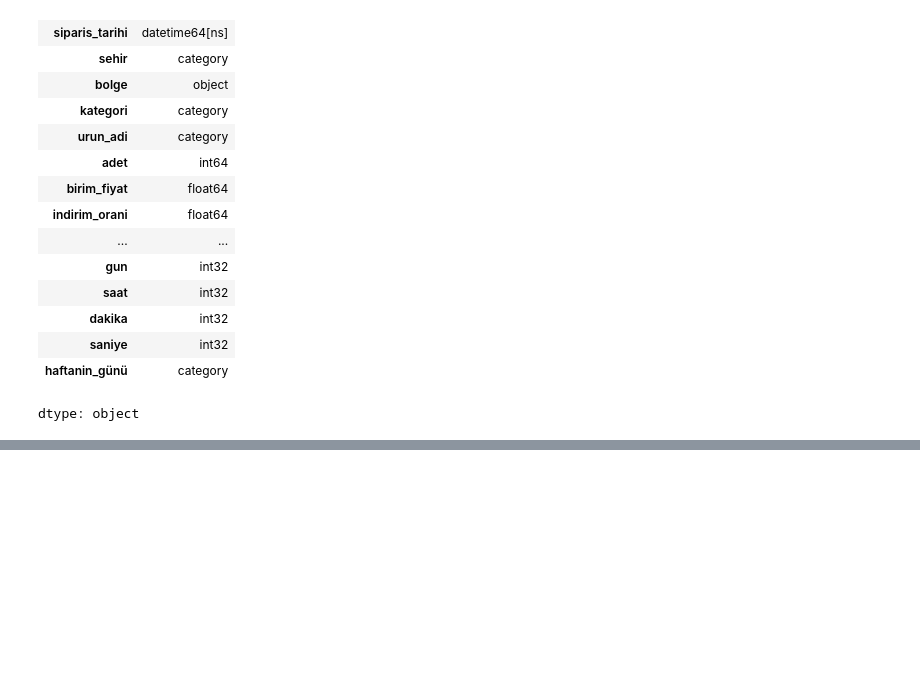
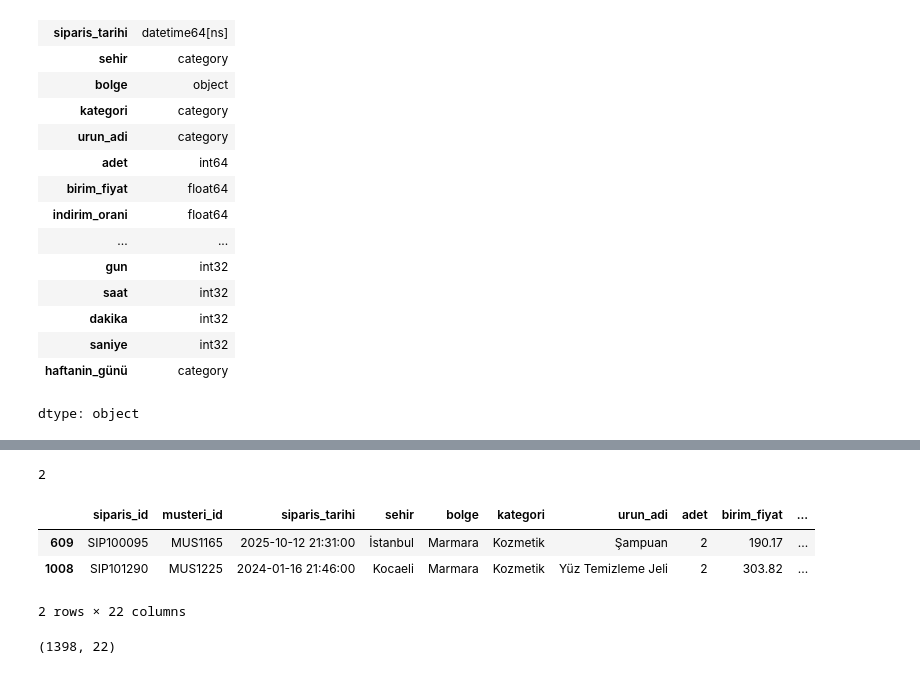
Before and after one commit to YunusEmre214/Data_Science_Colab, a Jupyter notebook: Data_Science.ipynb, the cells around one changed output, grey strips where cells are left out. Cells and saved outputs as stored; diff of their text form; code cells hidden in the pictures; blank space fills up the shorter version.

```diff
--- a/Data_Science.ipynb
+++ b/Data_Science.ipynb
@@ -519,0 +661,13 @@ df.to_csv("e_ticaret_veri_seti_data_types_changed.csv")
+# %%
+odeme_turu_duzeltme_haritasi = {
+    "kredi karti": "Kredi Kartı",
+    "kart": "Kredi Kartı",
+    "banka karti": "Banka Kartı",
+    "dijital cüzdan": "Dijital Cüzdan",
+    "kapida odeme": "Kapıda Ödeme",
+    "havale": "Havale/EFT",
+    "eft": "Havale/EFT",
+    "havale/eft": "Havale/EFT"
+}
+df["odeme_turu"]=df["odeme_turu"].replace(odeme_turu_duzeltme_haritasi)
+df["odeme_turu"].unique()
@@ -519,0 +677,4 @@ df.to_csv("e_ticaret_veri_seti_data_types_changed.csv")
+# %%
+#36.Müşteri tipi sütunundaki tutarsız verileri düzeltme
+df["musteri_tipi"]=normalize(df["musteri_tipi"])
+df["musteri_tipi"].unique()
@@ -519,0 +683,8 @@ df.to_csv("e_ticaret_veri_seti_data_types_changed.csv")
+# %%
+musteri_tipi_duzeltme_haritasi = {
+    "mevcut": "Mevcut Müşteri",
+    "yeni": "Yeni Müşteri",
+    "vip": "Vip Müşteri"
+}
+df["musteri_tipi"]=df["musteri_tipi"].replace(musteri_tipi_duzeltme_haritasi)
+df["musteri_tipi"].unique()
@@ -519,0 +702,33 @@ df.to_csv("e_ticaret_veri_seti_data_types_changed.csv")
+# %%
+#37.Mantıksal olarak hatalı kayıtları inceleyelim
+hatali_kayıtlar=df[
+    (df["adet"]<=0)|
+    (df["birim_fiyat"]<=0)|
+    (df["toplam_tutar"]<=0)|
+    (df["teslimat_gunu"]<0)|
+    (df["musteri_puani"]<0)|
+    (df["musteri_puani"]>5)
+]
+len(hatali_kayıtlar)
+# %% [output]
+2
+# %%
+hatali_kayıtlar
+# %% [output]
+|  | siparis_id | musteri_id | siparis_tarihi | sehir | bolge | kategori | urun_adi | adet | birim_fiyat | ... |
+| 609 | SIP100095 | MUS1165 | 2025-10-12 21:31:00 | İstanbul | Marmara | Kozmetik | Şampuan | 2 | 190.17 | ... |
+| 1008 | SIP101290 | MUS1225 | 2024-01-16 21:46:00 | Kocaeli | Marmara | Kozmetik | Yüz Temizleme Jeli | 2 | 303.82 | ... |
+2 rows × 22 columns
+# %%
+#38.Mantıksal hataları temizleyelim
+df=df[
+    (df["adet"]>0)&
+    (df["birim_fiyat"]>0)&
+    (df["toplam_tutar"]>0)&
+    (df["teslimat_gunu"]>=0)&
+    (df["musteri_puani"]>=0)&
+    (df["musteri_puani"]<=5)
+]
+df.shape
+# %% [output]
+(1398, 22)
```
Also changed, not shown: parts of 31 cells of this notebook.
